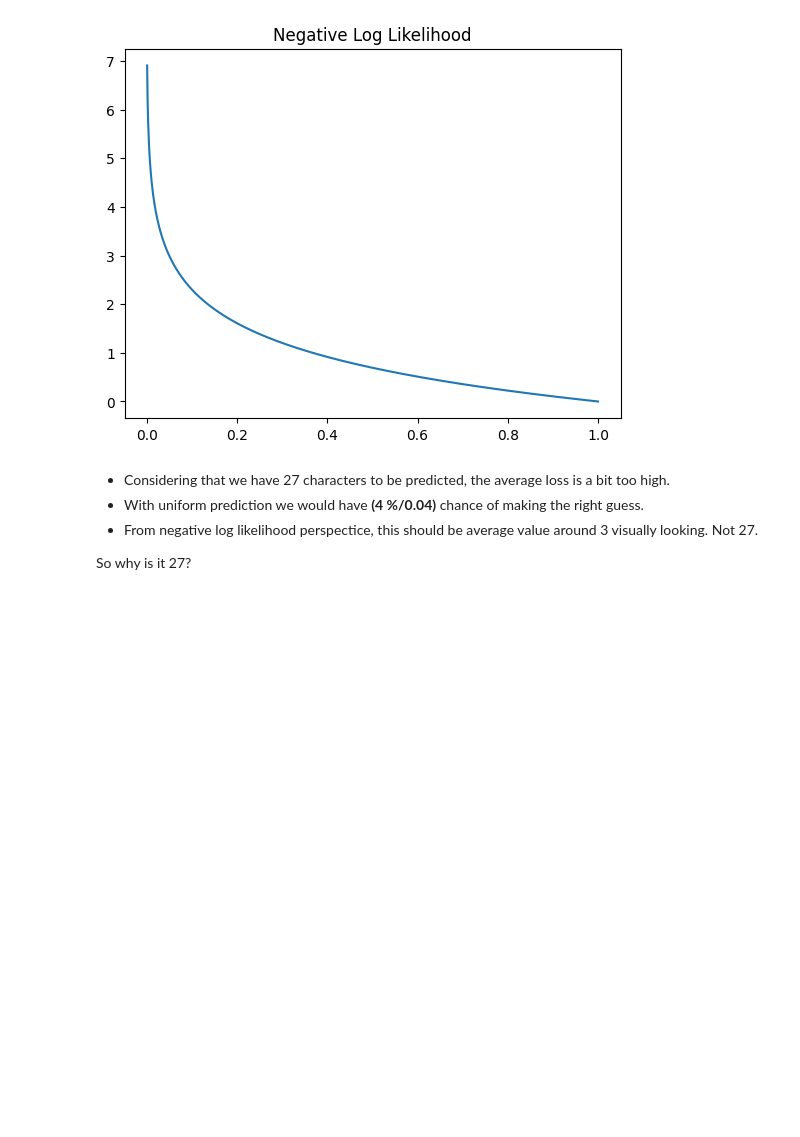
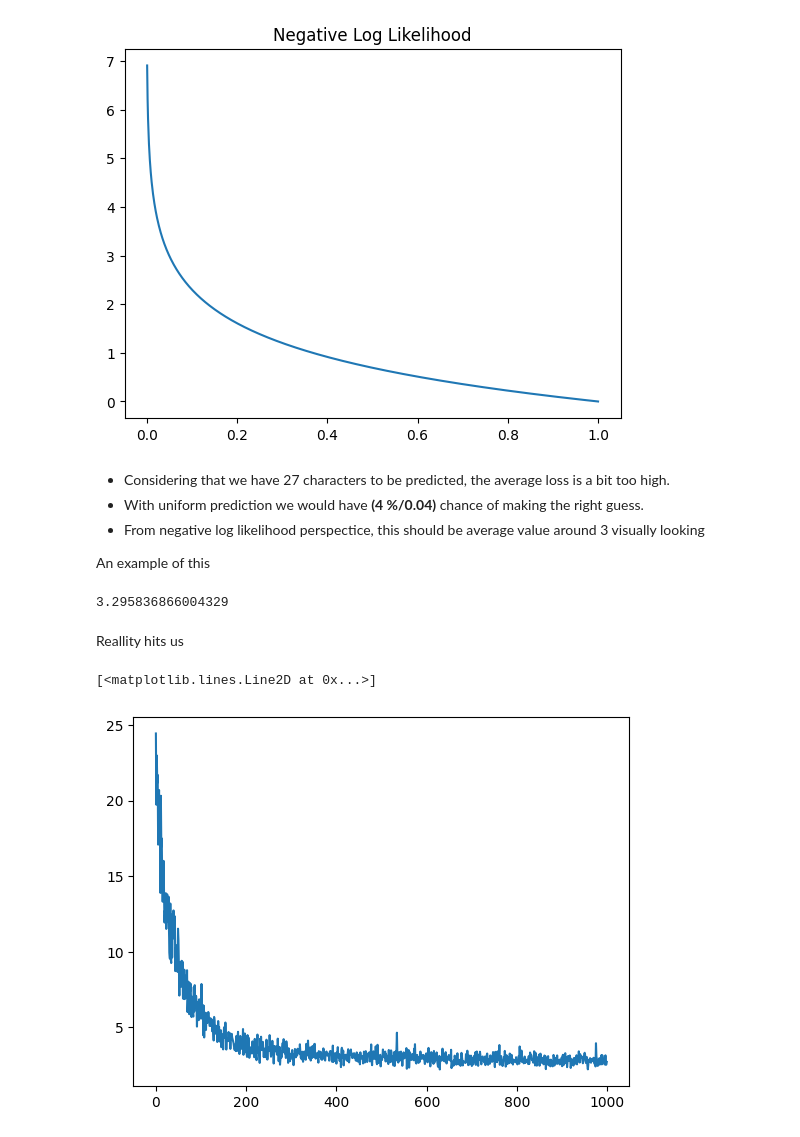
Before and after one commit to AndresNamm/nn_zero_to_hero, a Jupyter notebook: makemore_l3.ipynb, the cells around one changed output. Cells and saved outputs as stored; diff of their text form; code cells hidden in the pictures; blank space fills up the shorter version.

```diff
--- a/makemore_l3.ipynb
+++ b/makemore_l3.ipynb
@@ -30,8 +30,8 @@ X_train,Y_train  = generate_training_data(names[:n1],4)
 X_val,Y_val = generate_training_data(names[n1:n2],4)
 X_test,Y_test = generate_training_data(names[n2:],4)
 
-nn = NeuralNetwork(context_size=4,hidden_layer_neurons=150,letter_embedding_dimensions=3, print_flag=True)
-nn.train(X_train,Y_train, training_params= TrainingParams(iterations=1000, batch_size=50, learning_rate=lambda _: 0.1))
+nn_bad_initialization = NeuralNetwork(context_size=4,hidden_layer_neurons=150,letter_embedding_dimensions=3, print_flag=True, bad_initialization=True)
+nn_bad_initialization.train(X_train,Y_train, training_params= TrainingParams(iterations=1000, batch_size=50, learning_rate=lambda _: 0.1))
 # %% [output]
 Shape of c: torch.Size([27, 3])
 Shape of w1: torch.Size([12, 150])
@@ -67,6 +69,19 @@ plt.show()
 # %% [markdown]
 - Considering that we have 27 characters to be predicted, the average loss is a bit too high.
 - With uniform prediction we would have **(4 %/0.04)** chance of making the right guess.
-- From negative log likelihood perspectice, this should be average value around 3 visually looking. Not 27.
+- From negative log likelihood perspectice, this should be average value around 3 visually looking
 
-So why is it 27?
+An example of this
+# %%
+-np.log(1/27)
+# %% [output]
+3.295836866004329
+# %% [markdown]
+Reallity hits us
+# %%
+import matplotlib.pyplot as plt
+
+plt.plot(nn_bad_initialization.losses)
+# %% [output]
+[<matplotlib.lines.Line2D at 0x...>]
+[figure, added]
```
Also changed, not shown: parts of 6 cells of this notebook, 2 other files.
